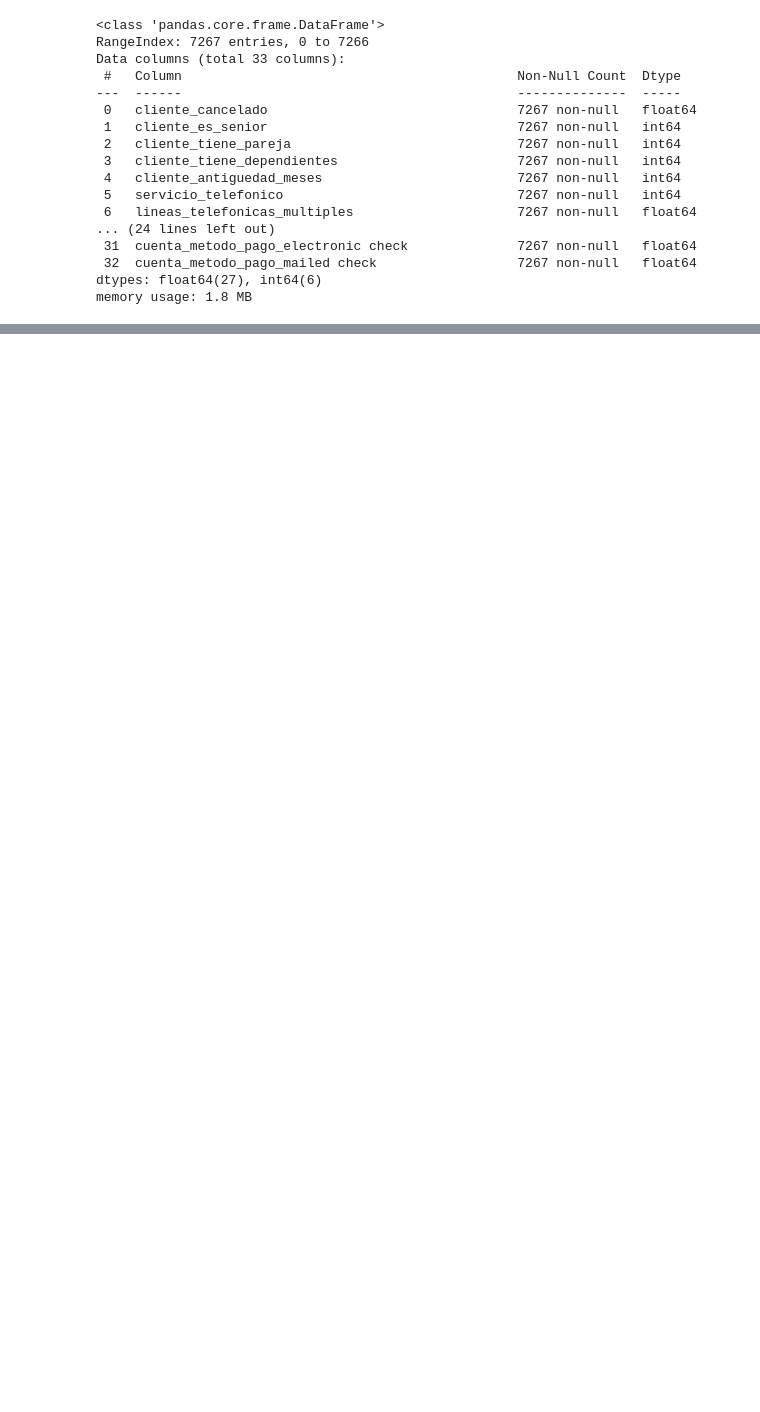
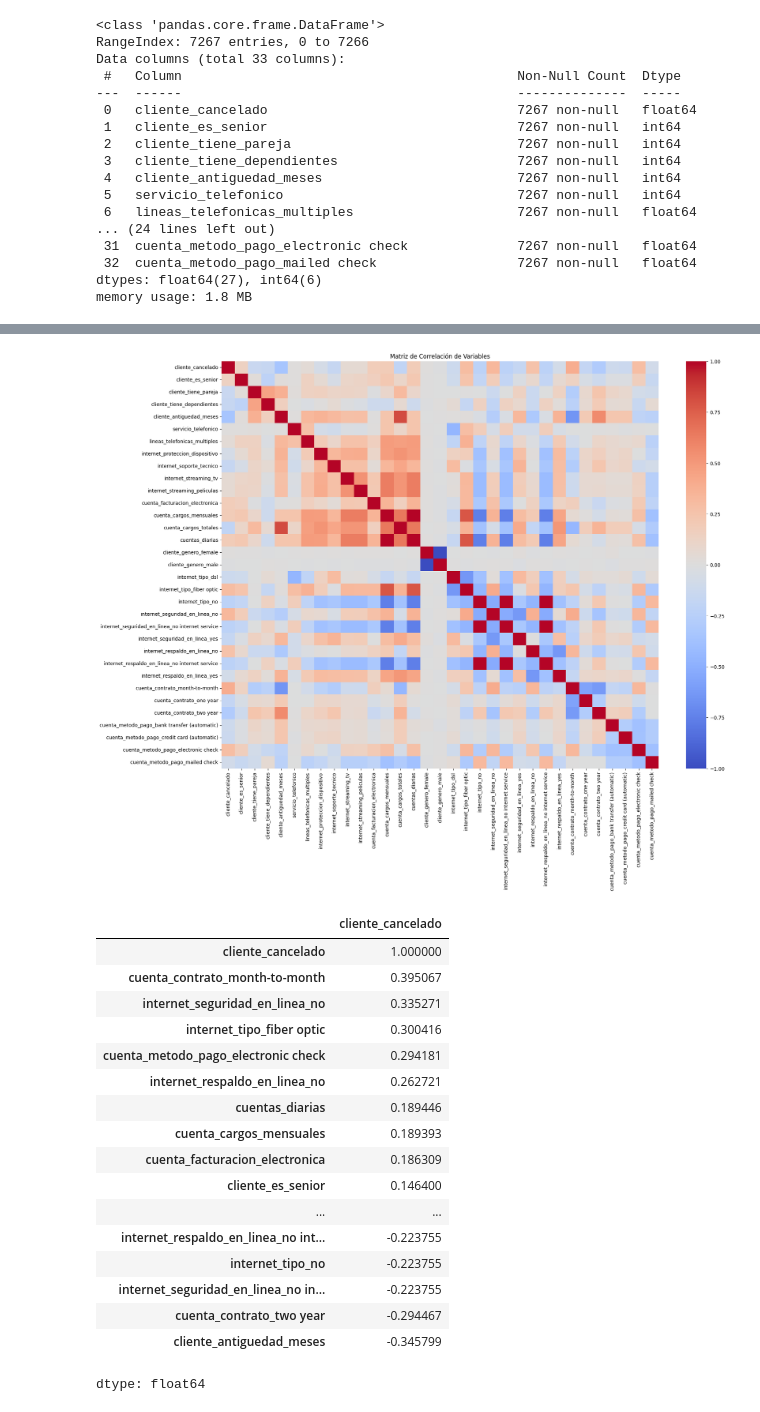
Before and after one commit to Lucas-Jimenez-uribe/Telecom_x_2, a Jupyter notebook: telecom_x_2.ipynb, the cells around one changed output, grey strips where cells are left out. Drawn from its saved outputs; the diff is of its cells as text; code cells hidden in the pictures; blank space fills up the shorter version.

```diff
--- a/telecom_x_2.ipynb
+++ b/telecom_x_2.ipynb
@@ -121,0 +156,9 @@ memory usage: 1.8 MB
+# %%
+# Eliminar filas con valores faltantes en la columna 'cuenta_cargos_totales'
+df.dropna(subset=['cuenta_cargos_totales'], inplace=True)
+
+# Verificar si quedan valores faltantes en la columna 'cuenta_cargos_totales'
+display(df['cuenta_cargos_totales'].isnull().sum())
+
+# Mostrar el número de filas restantes para confirmar la eliminación
+display(len(df))
@@ -121,0 +224,35 @@ memory usage: 1.8 MB
+# %%
+import seaborn as sns
+import matplotlib.pyplot as plt
+
+# Calcular la matriz de correlación
+correlation_matrix = df.corr()
+
+# Visualizar la matriz de correlación como un mapa de calor
+plt.figure(figsize=(20, 15)) # Ajusta el tamaño de la figura si tienes muchas columnas
+sns.heatmap(correlation_matrix, annot=False, cmap='coolwarm')
+plt.title('Matriz de Correlación de Variables')
+plt.show()
+
+# Opcional: Mostrar solo las correlaciones con la variable objetivo 'cliente_cancelado'
+display(correlation_matrix['cliente_cancelado'].sort_values(ascending=False))
+# %% [output]
+[figure, added]
+|  | cliente_cancelado |
+| cliente_cancelado | 1.000000 |
+| cuenta_contrato_month-to-month | 0.395067 |
+| internet_seguridad_en_linea_no | 0.335271 |
+| internet_tipo_fiber optic | 0.300416 |
+| cuenta_metodo_pago_electronic check | 0.294181 |
+| internet_respaldo_en_linea_no | 0.262721 |
+| cuentas_diarias | 0.189446 |
+| cuenta_cargos_mensuales | 0.189393 |
+| cuenta_facturacion_electronica | 0.186309 |
+| cliente_es_senior | 0.146400 |
+| ... | ... |
+| internet_respaldo_en_linea_no int... | -0.223755 |
+| internet_tipo_no | -0.223755 |
+| internet_seguridad_en_linea_no in... | -0.223755 |
+| cuenta_contrato_two year | -0.294467 |
+| cliente_antiguedad_meses | -0.345799 |
+dtype: float64
```
Also changed, not shown: parts of 7 cells of this notebook.
